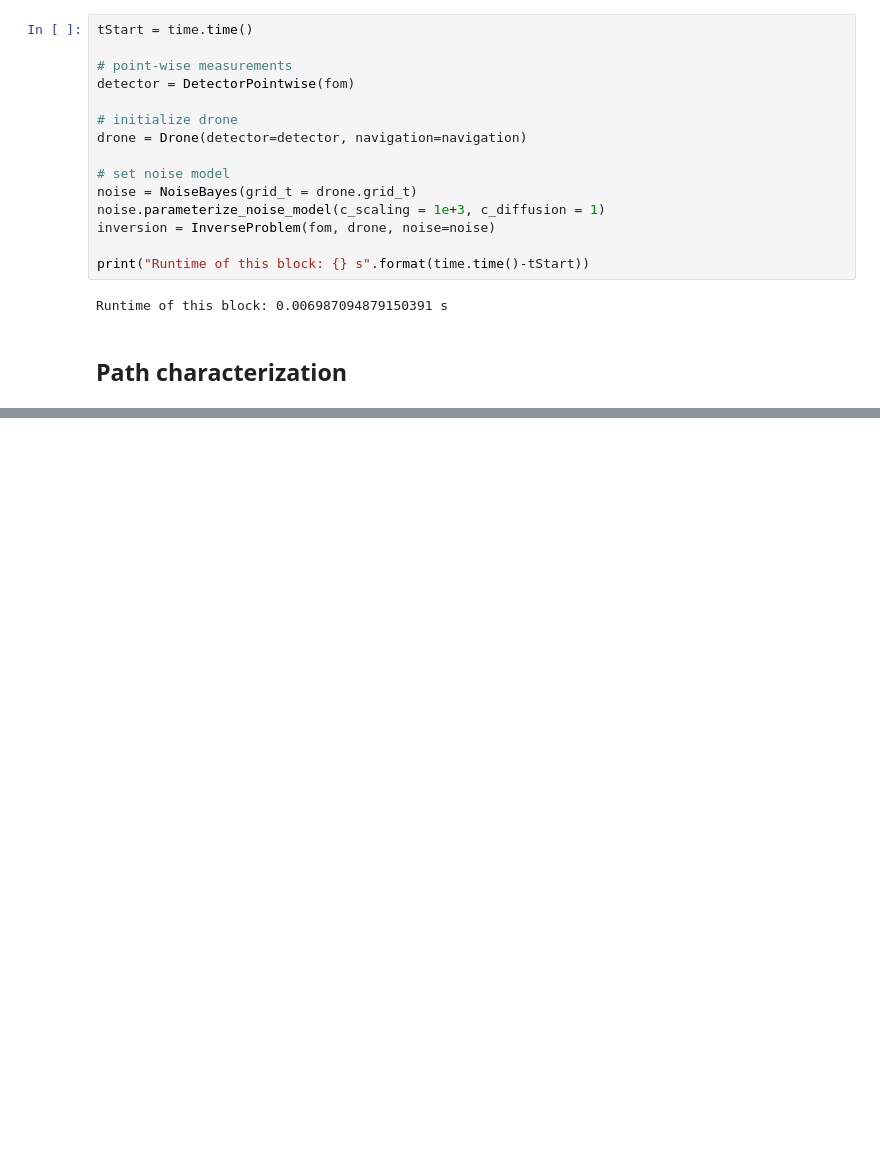
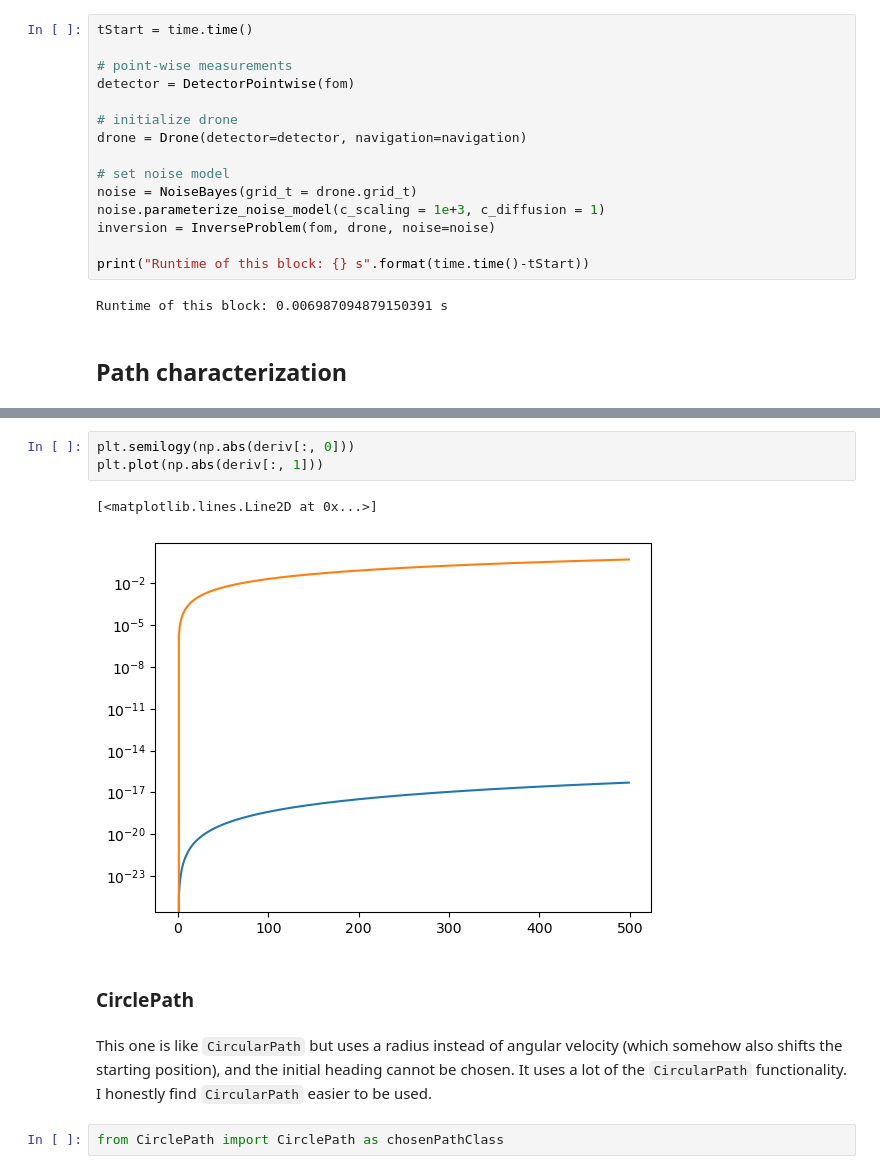
Before and after one commit to leyffer/m2dtIceSheet, a Jupyter notebook: notebooks/7_flightpath_characterization.ipynb, the cells around one changed output, grey strips where cells are left out. Cells and saved outputs as stored; diff of their text form; blank space fills up the shorter version.

```diff
--- a/notebooks/7_flightpath_characterization.ipynb
+++ b/notebooks/7_flightpath_characterization.ipynb
@@ -113,0 +168,12 @@ data = drone.measure(flight=flight, state=state)
+# %%
+plt.semilogy(np.abs(deriv[:, 0]))
+plt.plot(np.abs(deriv[:, 1]))
+# %% [output]
+[<matplotlib.lines.Line2D at 0x...>]
+[figure, added]
+# %% [markdown]
+### CirclePath
+# %% [markdown]
+This one is like `CircularPath` but uses a radius instead of angular velocity (which somehow also shifts the starting position), and the initial heading cannot be chosen. It uses a lot of the `CircularPath` functionality. I honestly find `CircularPath` easier to be used.
+# %%
+from CirclePath import CirclePath as chosenPathClass
```
Also changed, not shown: parts of 23 cells of this notebook, 3 other files.
